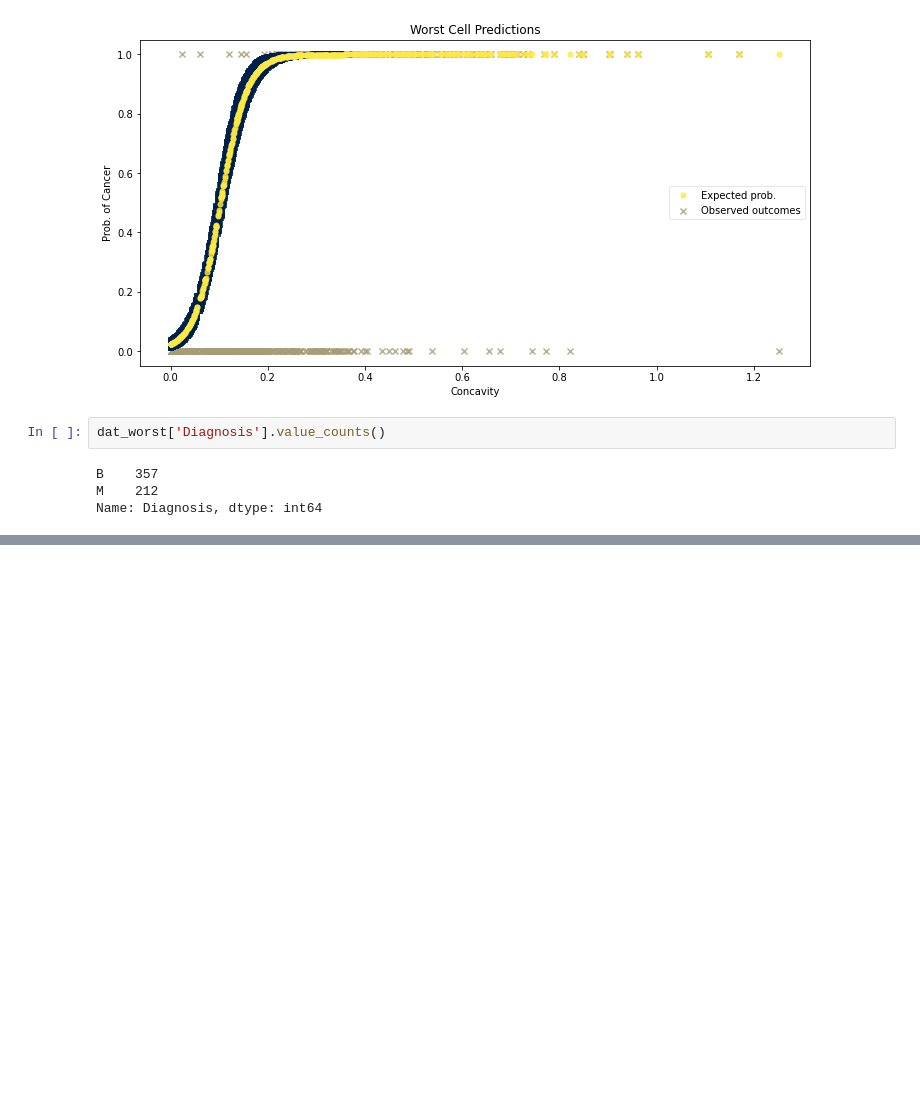
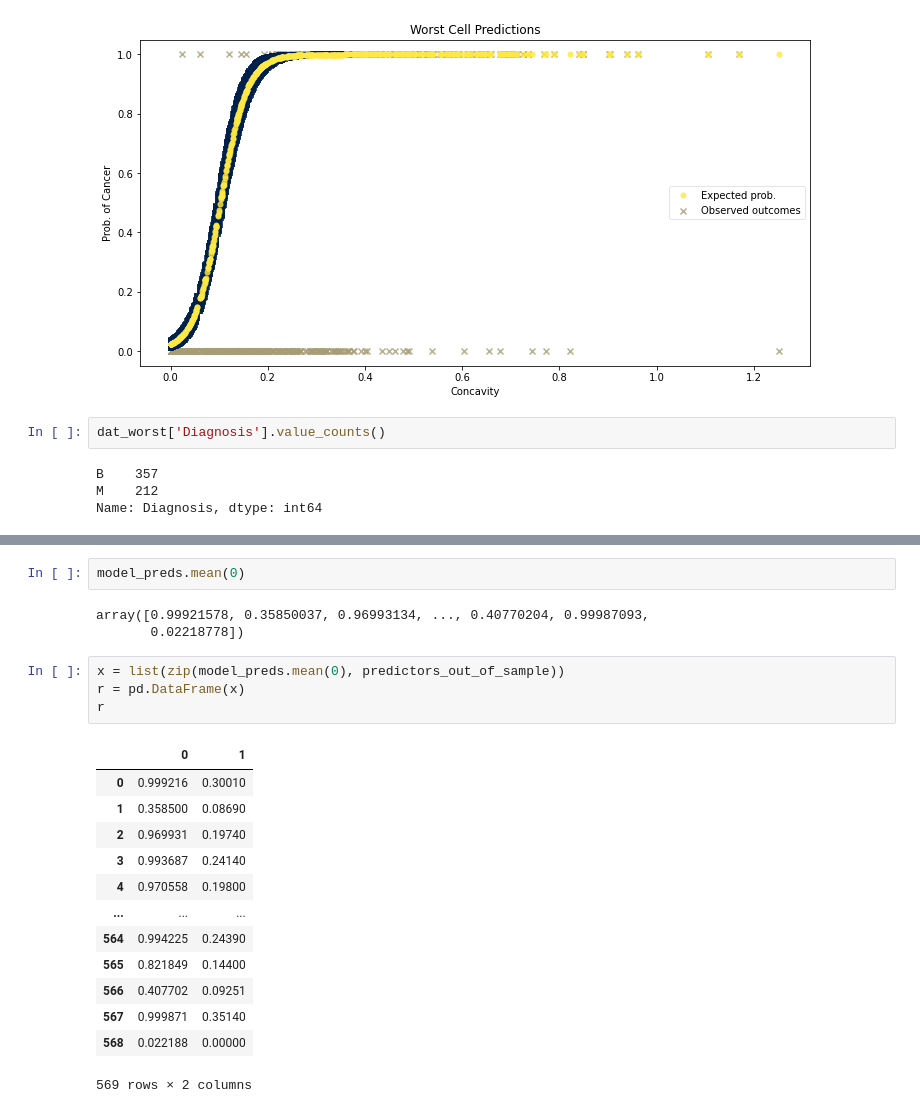
Before and after one commit to bencosgro/Bayes_Project, a Jupyter notebook: Bayes_Project_Jupyter.ipynb, the cells around one changed output, grey strips where cells are left out. Drawn from its saved outputs; the diff is of its cells as text; blank space fills up the shorter version.

```diff
--- a/Bayes_Project_Jupyter.ipynb
+++ b/Bayes_Project_Jupyter.ipynb
@@ -387,0 +471,23 @@ dtype: int64
+# %%
+model_preds.mean(0)
+# %% [output]
+array([0.99921578, 0.35850037, 0.96993134, ..., 0.40770204, 0.99987093,
+       0.02218778])
+# %%
+x = list(zip(model_preds.mean(0), predictors_out_of_sample))
+r = pd.DataFrame(x)
+r
+# %% [output]
+|  | 0 | 1 |
+| 0 | 0.999216 | 0.30010 |
+| 1 | 0.358500 | 0.08690 |
+| 2 | 0.969931 | 0.19740 |
+| 3 | 0.993687 | 0.24140 |
+| 4 | 0.970558 | 0.19800 |
+| ... | ... | ... |
+| 564 | 0.994225 | 0.24390 |
+| 565 | 0.821849 | 0.14400 |
+| 566 | 0.407702 | 0.09251 |
+| 567 | 0.999871 | 0.35140 |
+| 568 | 0.022188 | 0.00000 |
+569 rows × 2 columns
```
Also changed, not shown: parts of 6 cells of this notebook.
